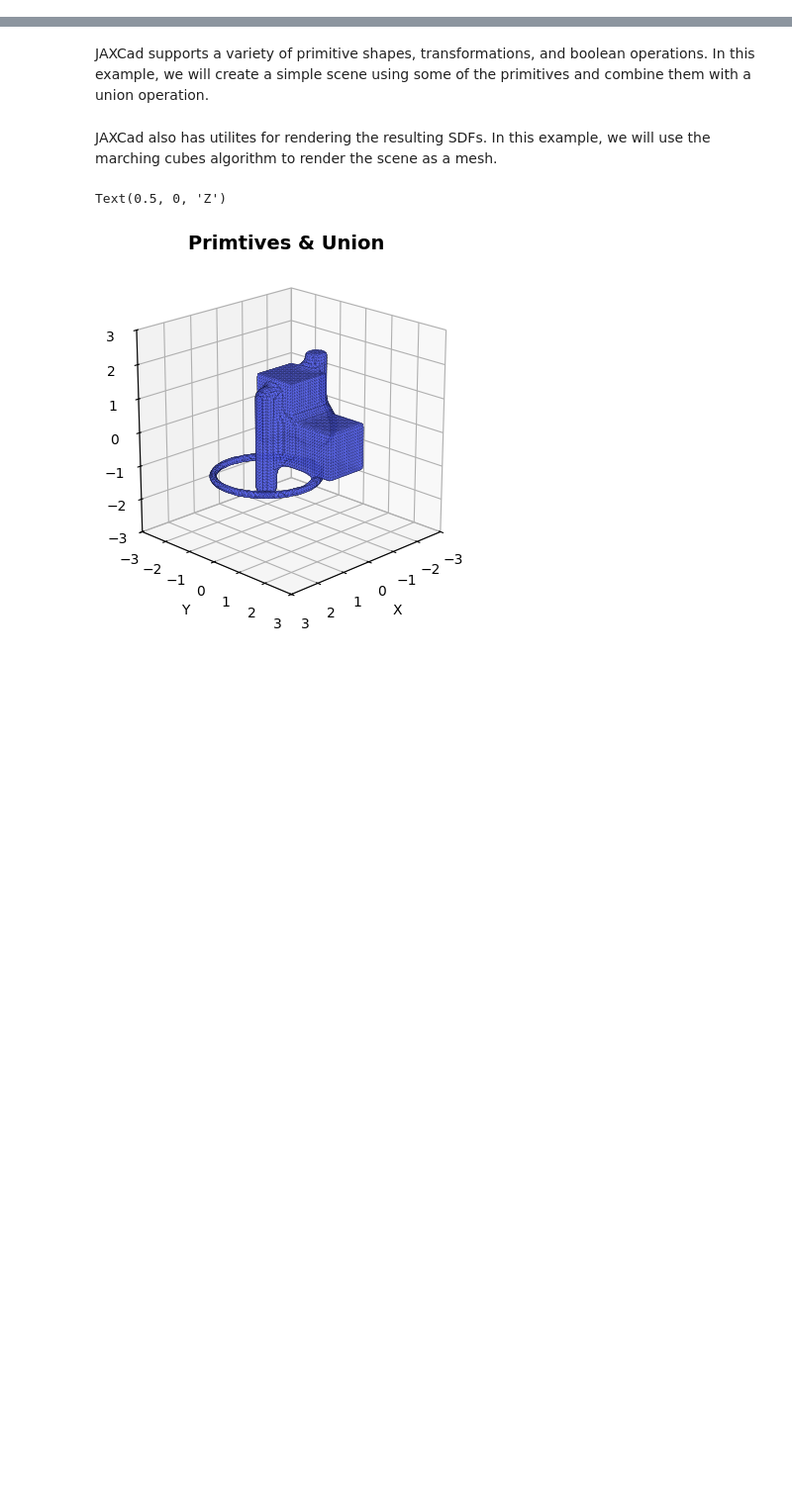
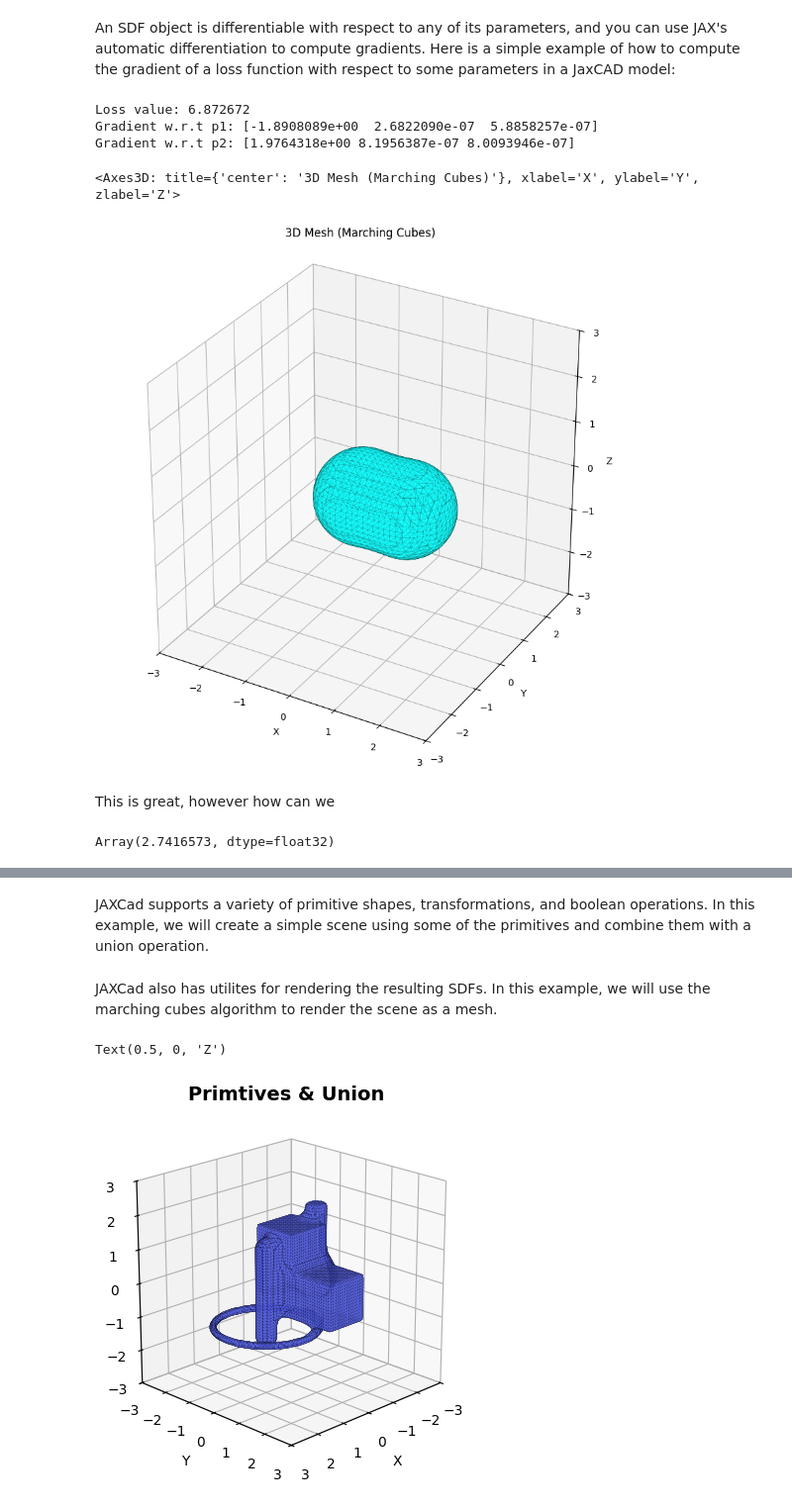
Before and after one commit to andrinr/jaxcad, a Jupyter notebook: examples/optimization.ipynb, the cells around one changed output, grey strips where cells are left out. Shown at 99% size. Cells and saved outputs as stored; diff of their text form; code cells hidden in the pictures; blank space fills up the shorter version.

```diff
--- a/examples/optimization.ipynb
+++ b/examples/optimization.ipynb
@@ -15,2 +12,12 @@ import jax.numpy as jnp
 import matplotlib.pyplot as plt
+# %% [markdown]
+An SDF object is differentiable with respect to any of its parameters, and you can use JAX's automatic differentiation to compute gradients. Here is a simple example of how to compute the gradient of a loss function with respect to some parameters in a JaxCAD model:
+# %%
+def double_sphere(p1 : jax.Array, p2 : jax.Array) -> SDF:
+    sphere1 = Translate(Sphere(radius=1.0), offset=p1)
+    sphere2 = Translate(Sphere(radius=1.0), offset=p2)
+    return jax.jit(Union(
+        sphere1,
+        sphere2
+    ))
 # %%
@@ -19,0 +26,26 @@ center3 = Vector([0.1, 0.1, 0.0], free=True, name='c3')
+# %%
+p1 = jnp.array([0.0, 0.0, 0.0])
+p2 = jnp.array([1.0, 0.0, 0.0])
+
+grad = jax.value_and_grad(loss, argnums=(0,1))
+value, grads = grad(p1, p2)
+print("Loss value:", value)
+print("Gradient w.r.t p1:", grads[0])
+print("Gradient w.r.t p2:", grads[1])
+# %% [output]
+Loss value: 6.872672
+Gradient w.r.t p1: [-1.8908089e+00  2.6822090e-07  5.8858257e-07]
+Gradient w.r.t p2: [1.9764318e+00 8.1956387e-07 8.0093946e-07]
+# %%
+render_marching_cubes(double_sphere(p1, p2))
+# %% [output]
+<Axes3D: title={'center': '3D Mesh (Marching Cubes)'}, xlabel='X', ylabel='Y', zlabel='Z'>
+[figure, added]
+# %% [markdown]
+This is great, however how can we
+# %%
+free_params, fixed_params = extract_parameters(scene)
+scene_functional = jax.jit(to_function(scene))
+scene_functional(jnp.array([0,0,0]), free_params, fixed_params)
+# %% [output]
+Array(2.7416573, dtype=float32)
```
Also changed, not shown: parts of 4 cells of this notebook, 24 other files.
